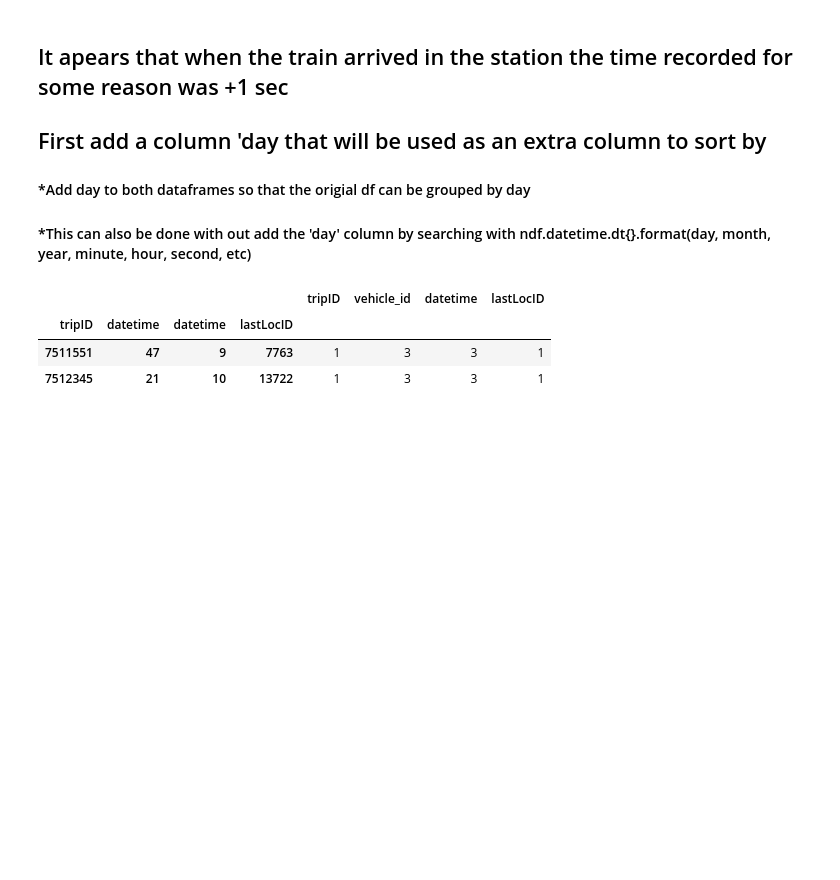
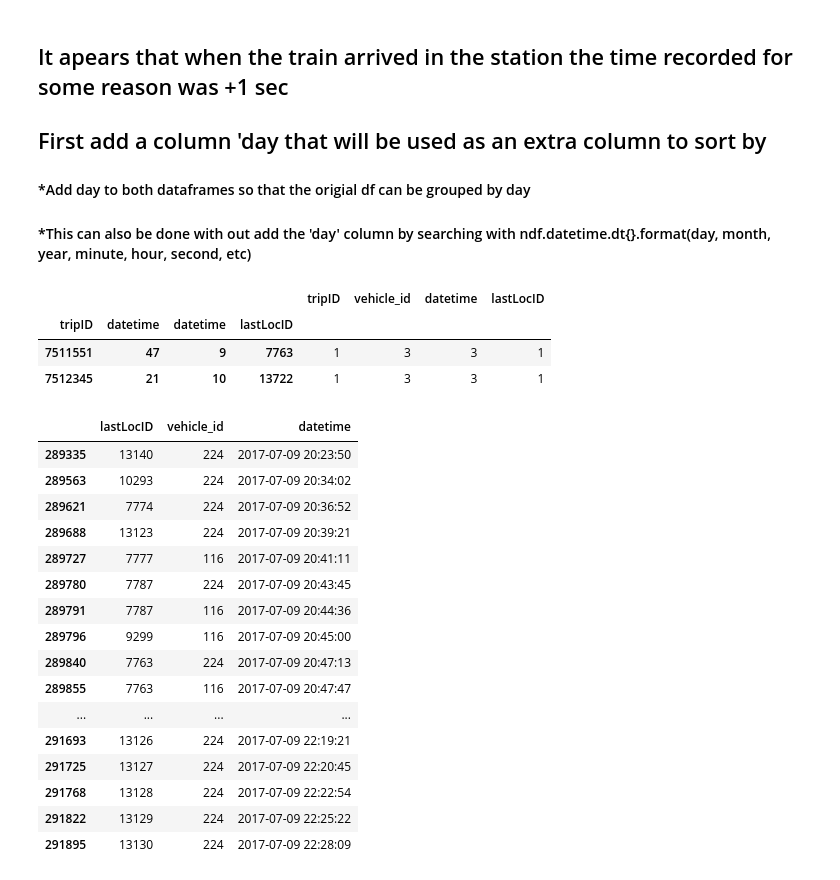
Before and after one commit to matthewgiem/Portland_TriMet, a Jupyter notebook: Data Clean Up.ipynb, the cells around one changed output. Cells and saved outputs as stored; diff of their text form; code cells hidden in the pictures; blank space fills up the shorter version.

```diff
--- a/Data Clean Up.ipynb
+++ b/Data Clean Up.ipynb
@@ -148,3 +148,23 @@ ndf[['tripID', 'vehicle_id', 'datetime', 'lastLocID']].groupby([ndf.tripID, ndf.
 | tripID | datetime | datetime | lastLocID |  |  |  |  |
 | 7511551 | 47 | 9 | 7763 | 1 | 3 | 3 | 1 |
 | 7512345 | 21 | 10 | 13722 | 1 | 3 | 3 | 1 |
+# %%
+ndf.loc[ndf['tripID'].isin([7511551])].loc[ndf['day'].isin([9])][['lastLocID', 'vehicle_id', 'datetime']]
+# %% [output]
+|  | lastLocID | vehicle_id | datetime |
+| 289335 | 13140 | 224 | 2017-07-09 20:23:50 |
+| 289563 | 10293 | 224 | 2017-07-09 20:34:02 |
+| 289621 | 7774 | 224 | 2017-07-09 20:36:52 |
+| 289688 | 13123 | 224 | 2017-07-09 20:39:21 |
+| 289727 | 7777 | 116 | 2017-07-09 20:41:11 |
+| 289780 | 7787 | 224 | 2017-07-09 20:43:45 |
+| 289791 | 7787 | 116 | 2017-07-09 20:44:36 |
+| 289796 | 9299 | 116 | 2017-07-09 20:45:00 |
+| 289840 | 7763 | 224 | 2017-07-09 20:47:13 |
+| 289855 | 7763 | 116 | 2017-07-09 20:47:47 |
+| ... | ... | ... | ... |
+| 291693 | 13126 | 224 | 2017-07-09 22:19:21 |
+| 291725 | 13127 | 224 | 2017-07-09 22:20:45 |
+| 291768 | 13128 | 224 | 2017-07-09 22:22:54 |
+| 291822 | 13129 | 224 | 2017-07-09 22:25:22 |
+| 291895 | 13130 | 224 | 2017-07-09 22:28:09 |
```
Also changed, not shown: parts of 1 cell of this notebook, 1 other file.
